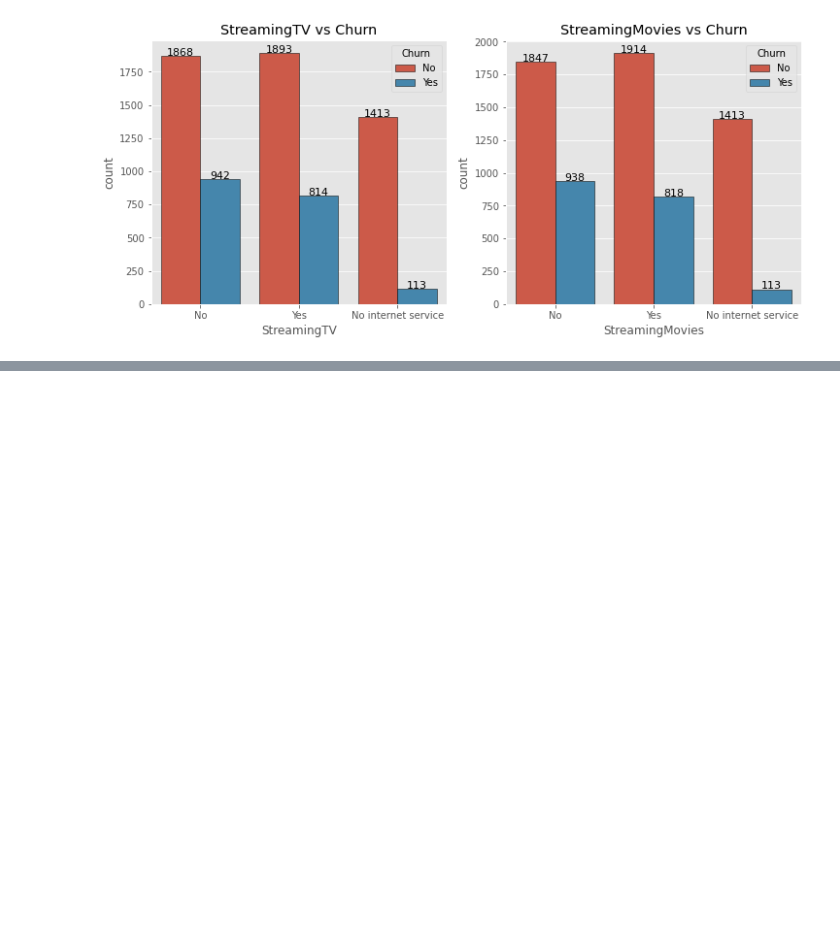
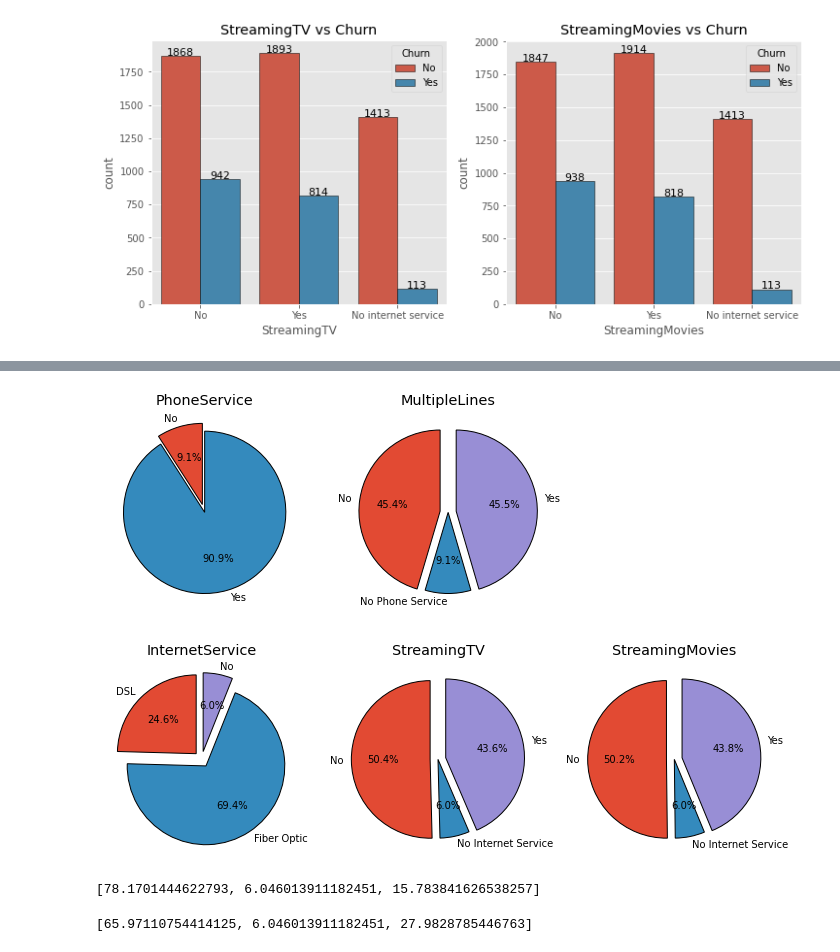
Before and after one commit to duaneywadey/A-collection-of-Jupyter-notebooks-and-CSV-files, a Jupyter notebook: CustomerChurnAnalysis.ipynb, the cells around one changed output, grey strips where cells are left out. Drawn from its saved outputs; the diff is of its cells as text; code cells hidden in the pictures; blank space fills up the shorter version.

```diff
--- a/CustomerChurnAnalysis.ipynb
+++ b/CustomerChurnAnalysis.ipynb
@@ -169,0 +289,56 @@ for i in range(len(l2[3:5])):
+# %%
+multiplelines = df1[df1['Churn'] == 1]['MultipleLines'].value_counts()
+multiplelines = [multiplelines[0] / sum(multiplelines) * 100, multiplelines[1] / sum(multiplelines) * 100, multiplelines[2] * 100 / sum(multiplelines)]
+# %%
+internetservice = df1[df1['Churn'] == 1]['InternetService'].value_counts()
+internetservice = [internetservice[0] / sum(internetservice) * 100,internetservice[1] / sum(internetservice) * 100, internetservice[2] / sum(internetservice) * 100] # DSL - Fiber Optic - No
+# %%
+streamingtv = df1[df1['Churn'] == 1]['StreamingTV'].value_counts()
+streamingtv = [streamingtv[0] / sum(streamingtv) * 100,streamingtv[1] / sum(streamingtv) * 100, streamingtv[2] / sum(streamingtv) * 100] # No - No Internet Service - Yes
+# %%
+streamingmovies = df1[df1['Churn'] == 1]['StreamingMovies'].value_counts()
+streamingmovies = [streamingmovies[0] / sum(streamingmovies) * 100,streamingmovies[1] / sum(streamingmovies) * 100, streamingmovies[2] / sum(streamingmovies) * 100] # No - No Internet Service - Yes
+# %%
+ax,fig = plt.subplots(nrows = 1,ncols = 2,figsize = (8,8))
+
+plt.subplot(1,2,1)
+plt.pie(phoneservice,labels = ['No', 'Yes'],autopct='%1.1f%%',startangle = 90,explode = (0.1,0),
+       wedgeprops = {'edgecolor' : 'black','linewidth': 1,'antialiased' : True})
+plt.title('PhoneService');
+
+plt.subplot(1,2,2)
+plt.pie(multiplelines,labels = ['No','No Phone Service','Yes'],autopct='%1.1f%%',startangle = 90,explode = (0.1,0,0.1),
+       wedgeprops = {'edgecolor' : 'black','linewidth': 1,'antialiased' : True})
+plt.title('MultipleLines');
+
+ax,fig = plt.subplots(nrows = 1,ncols = 3,figsize = (12,12))
+
+plt.subplot(1,3,1)
+plt.pie(internetservice,labels = ['DSL', 'Fiber Optic','No'],autopct='%1.1f%%',startangle = 90,explode = (0.1,0.1,0.1),
+       wedgeprops = {'edgecolor' : 'black','linewidth': 1,'antialiased' : True})
+plt.title('InternetService');
+
+plt.subplot(1,3,2)
+plt.pie(streamingtv,labels = ['No', 'No Internet Service','Yes'],autopct='%1.1f%%',startangle = 90,explode = (0.1,0,0.1),
+       wedgeprops = {'edgecolor' : 'black','linewidth': 1,'antialiased' : True})
+plt.title('StreamingTV');
+
+plt.subplot(1,3,3)
+plt.pie(streamingmovies,labels = ['No', 'No Internet Service','Yes'],autopct='%1.1f%%',startangle = 90,explode = (0.1,0,0.1),
+       wedgeprops = {'edgecolor' : 'black','linewidth': 1,'antialiased' : True})
+plt.title('StreamingMovies');
+# %% [output]
+[figure, added]
+[figure, added]
+# %%
+onlinesecurity = df1[df1['Churn'] == 1]['OnlineSecurity'].value_counts()
+onlinesecurity = [onlinesecurity[0] / sum(onlinesecurity)*100, onlinesecurity[1] / sum(onlinesecurity)*100, onlinesecurity[2] / sum(onlinesecurity)*100]
+print(onlinesecurity)
+# %% [output]
+[78.1701444622793, 6.046013911182451, 15.783841626538257]
+# %%
+onlinebackup = df1[df1['Churn'] == 1]['OnlineBackup'].value_counts()
+onlinebackup = [onlinebackup[0] / sum(onlinebackup) * 100,onlinebackup[1] / sum(onlinebackup) * 100, onlinebackup[2] / sum(onlinebackup) * 100] # No - No Internet Service - Yes
+print(onlinebackup)
+# %% [output]
+[65.97110754414125, 6.046013911182451, 27.9828785446763]
```
Also changed, not shown: parts of 41 cells of this notebook.
